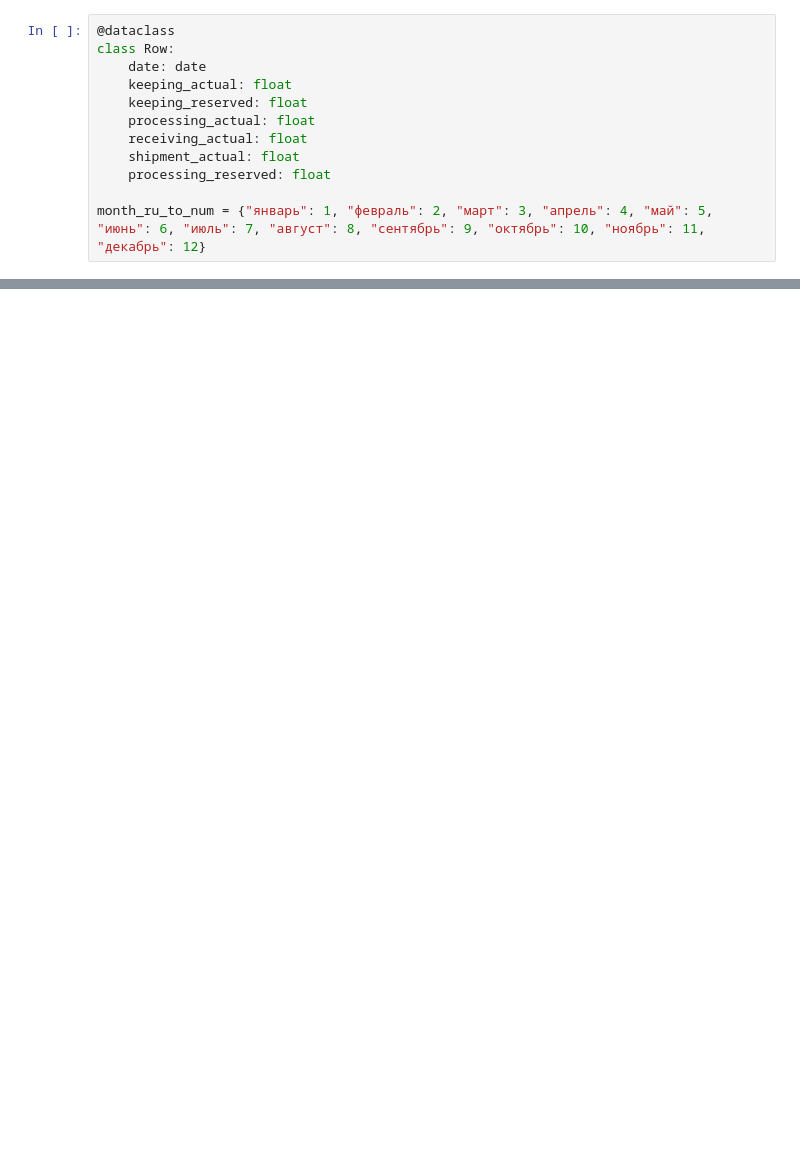
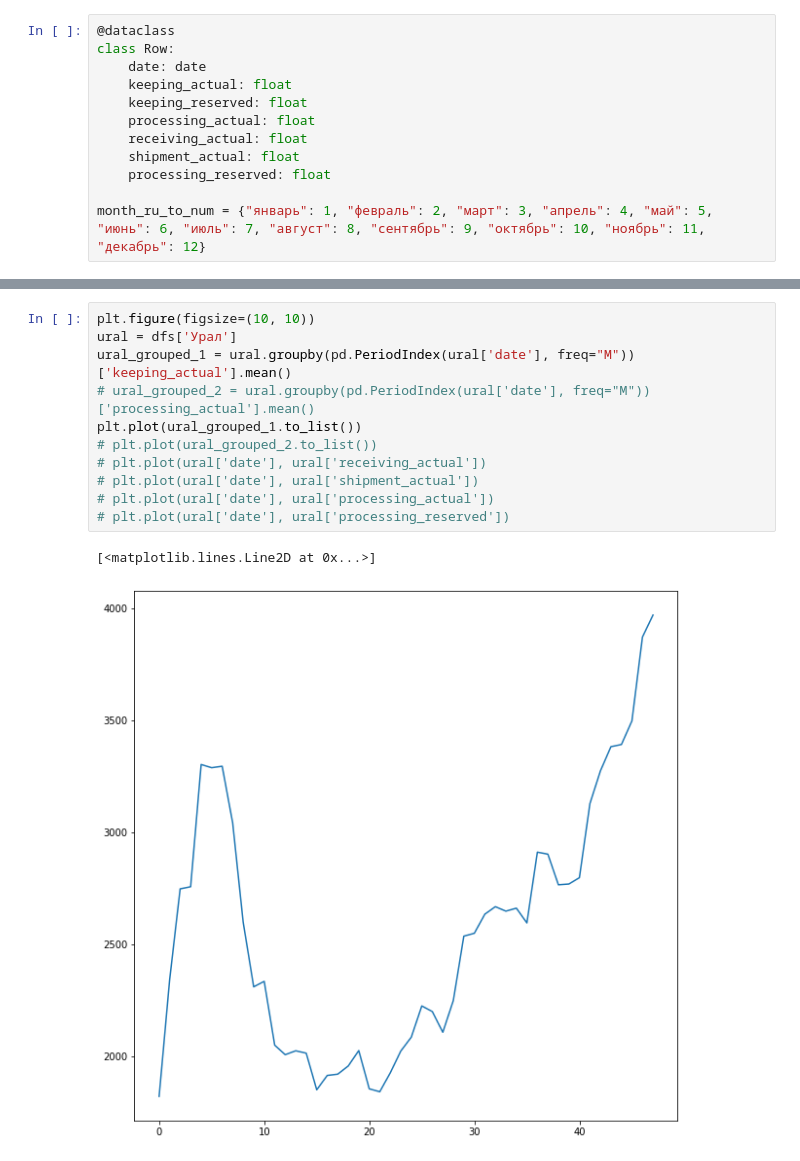
Before and after one commit to TeaDove/kodiki-aviahack, a Jupyter notebook: ml/1_fact_processing.ipynb, the cells around one changed output, grey strips where cells are left out. Saved outputs shown, nothing was run; the diff lists cells and outputs as text; blank space fills up the shorter version.

```diff
--- a/ml/1_fact_processing.ipynb
+++ b/ml/1_fact_processing.ipynb
@@ -90,0 +128,14 @@ True
+# %%
+plt.figure(figsize=(10, 10))
+ural = dfs['Урал']
+ural_grouped_1 = ural.groupby(pd.PeriodIndex(ural['date'], freq="M"))['keeping_actual'].mean()
+# ural_grouped_2 = ural.groupby(pd.PeriodIndex(ural['date'], freq="M"))['processing_actual'].mean()
+plt.plot(ural_grouped_1.to_list())
+# plt.plot(ural_grouped_2.to_list())
+# plt.plot(ural['date'], ural['receiving_actual'])
+# plt.plot(ural['date'], ural['shipment_actual'])
+# plt.plot(ural['date'], ural['processing_actual'])
+# plt.plot(ural['date'], ural['processing_reserved'])
+# %% [output]
+[<matplotlib.lines.Line2D at 0x...>]
+[figure, added]
```
Also changed, not shown: parts of 5 cells of this notebook, 3 other files.
